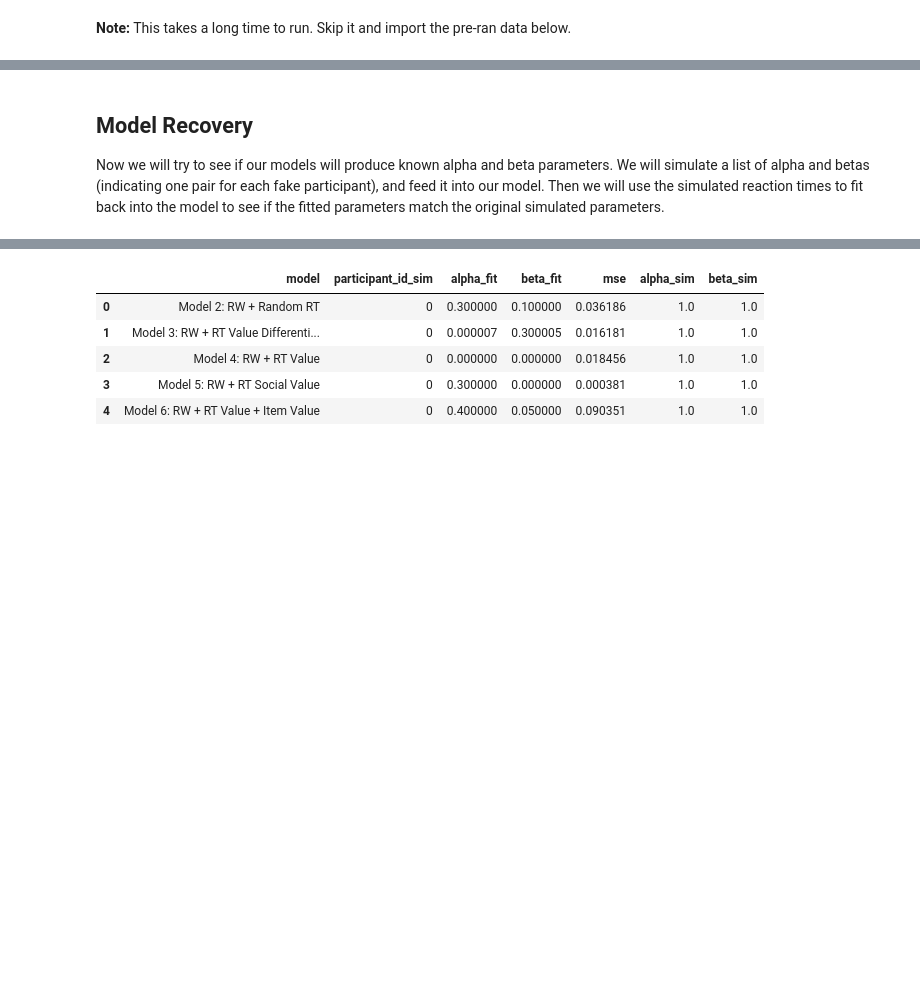
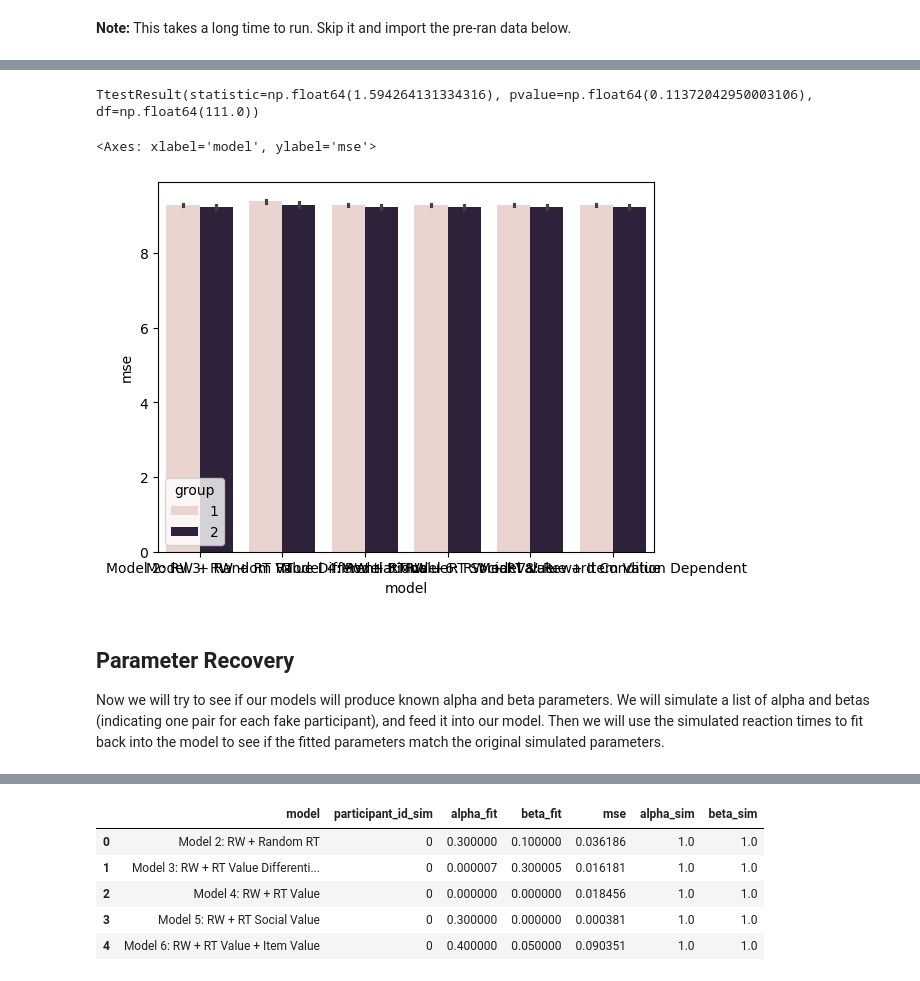
Before and after one commit to hspopal/scon_social_reward, a Jupyter notebook: code/social_reward_modeling.ipynb, the cells around one changed output, grey strips where cells are left out. Saved outputs shown, nothing was run; the diff lists cells and outputs as text; code cells hidden in the pictures; blank space fills up the shorter version.

```diff
--- a/code/social_reward_modeling.ipynb
+++ b/code/social_reward_modeling.ipynb
@@ -35,6 +72,9 @@ subj_df['participant_id'] = [x[4:7]+'_'+x[7:] for x in subj_df['participant_id']
 # Create subject list
 subj_list = subj_df['participant_id'].unique()
 
+subj_df['participant_id'] = 'sub-'+subj_df['participant_id'].str.replace('_','')
+
+
 
 print('Found '+str(len(subj_list))+' participants')
 # %% [output]
@@ -870,0 +941,12 @@ Blue box indicates the best combination of alpha and beta values for the lowest
+# %%
+model_fit_files = glob.glob(outp_dir + '/model_fit_results/*_Model-8_fit_results.csv')
+model_fit_files.sort()
+
+model8_fit_results = pd.DataFrame()
+
+for temp_file in model_fit_files:
+    temp_data = pd.read_csv(temp_file)
+
+    model8_fit_results = pd.concat([model8_fit_results, temp_data])
+
+model8_fit_results.head()
@@ -870,0 +960,3 @@ Blue box indicates the best combination of alpha and beta values for the lowest
+# %%
+model_fit_results = pd.concat([model_fit_results, model8_fit_results])
+model_fit_results.head()
@@ -870,0 +970,23 @@ Blue box indicates the best combination of alpha and beta values for the lowest
+# %%
+# Find the best parameters for each participant
+subj_fit_params = pd.DataFrame(columns=['participant_id', 'model', 'alpha', 'beta'])
+i_row = 0
+
+for subj in model_fit_results['participant_id'].unique():
+    temp_subj_data = model_fit_results[model_fit_results['participant_id'] == subj]
+
+    for temp_model in temp_subj_data['model'].unique():
+        temp_model_data = temp_subj_data[temp_subj_data['model'] == temp_model]
+        temp_params = temp_model_data[temp_model_data['mse'] == temp_model_data['mse'].min()]
+
+        subj_fit_params.loc[i_row, 'participant_id'] = subj
+        subj_fit_params.loc[i_row, 'model'] = temp_model
+        subj_fit_params.loc[i_row, 'alpha'] = temp_params.iloc[0]['alpha']
+        subj_fit_params.loc[i_row, 'beta'] = temp_params.iloc[0]['beta']
+        subj_fit_params.loc[i_row, 'mse'] = temp_params.iloc[0]['mse']
+        i_row += 1
+
+subj_fit_params = subj_fit_params.merge(subj_df, on='participant_id')
+subj_fit_params[['alpha','beta']] = subj_fit_params[['alpha','beta']].apply(pd.to_numeric)
+
+subj_fit_params.head()
@@ -871,5 +1053,16 @@ Blue box indicates the best combination of alpha and beta values for the lowest
+# %%
+model_main = subj_fit_params[subj_fit_params['model'] == 'Model 8: Reward Condition Dependent'].copy()
+
+ttest_ind(model_main.loc[model_main['group'] == 1,'mse'], model_main.loc[model_main['group'] == 2,'mse'])
+# %% [output]
+TtestResult(statistic=np.float64(1.594264131334316), pvalue=np.float64(0.11372042950003106), df=np.float64(111.0))
+# %%
+sns.barplot(data=subj_fit_params, x='model', y='mse', hue='group')
+# %% [output]
+<Axes: xlabel='model', ylabel='mse'>
+[figure, added]
 # %% [markdown]
-## Model Recovery
+## Parameter Recovery
 Now we will try to see if our models will produce known alpha and beta parameters. We will simulate a list of alpha and betas (indicating one pair for each fake participant), and feed it into our model. Then we will use the simulated reaction times to fit back into the model to see if the fitted parameters match the original simulated parameters.
 # %%
 from scipy import stats
```
Also changed, not shown: parts of 69 cells of this notebook, 18 other files.
